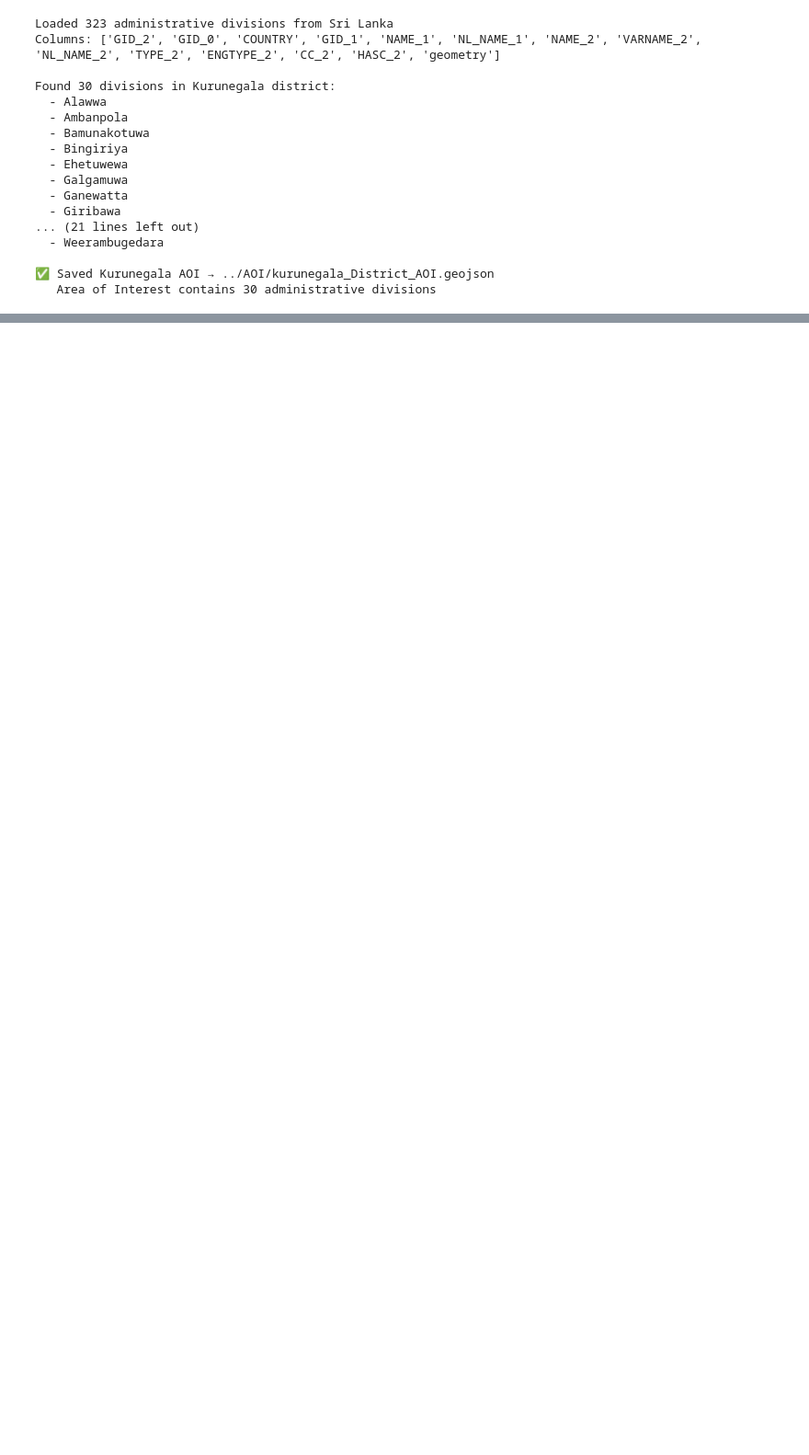
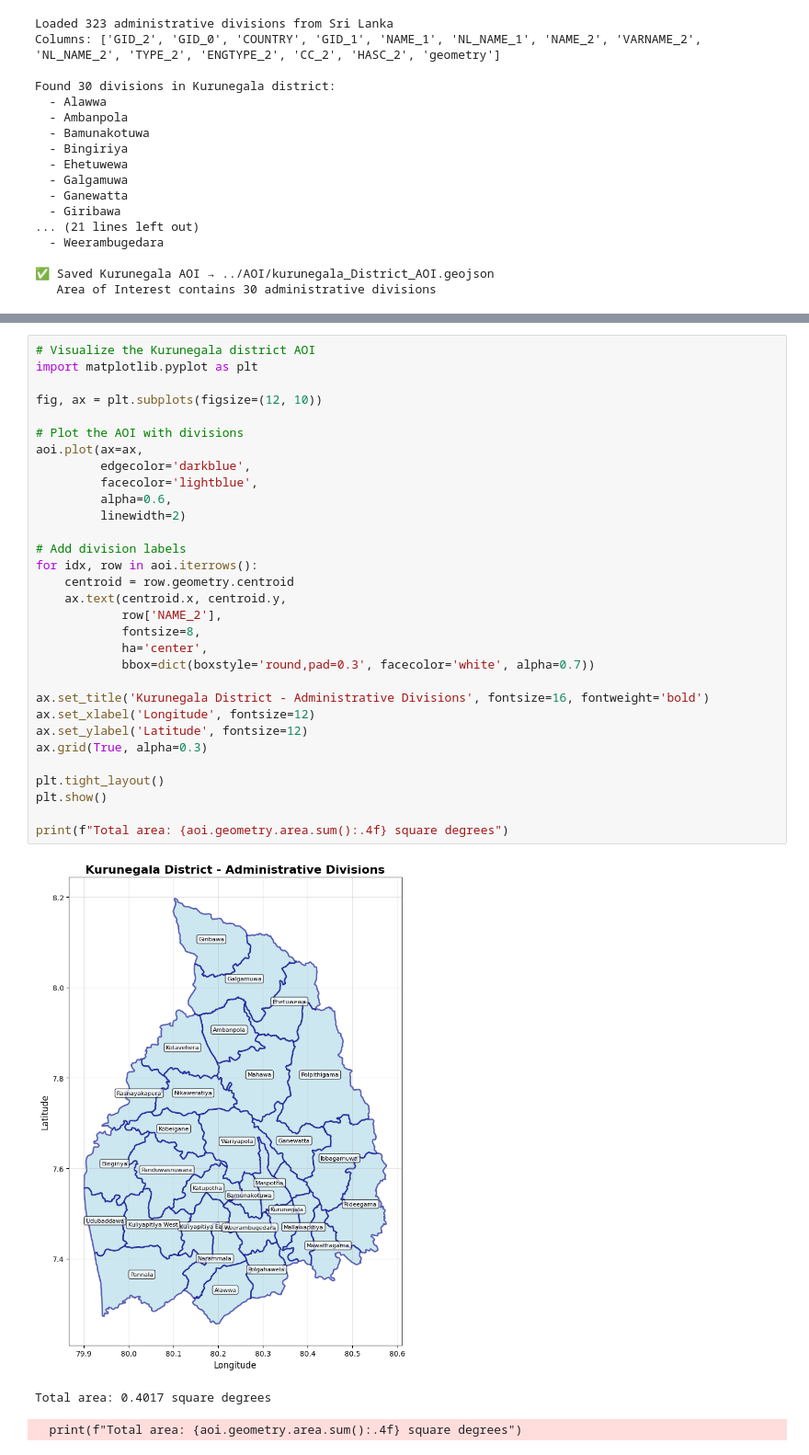
Before and after one commit to YasiruChamithLansakara/Urbanization_Kurunegala, a Jupyter notebook: Code/AOI Kurunegala District.ipynb, the cells around one changed output, grey strips where cells are left out. Shown at 92% size. Drawn from its saved outputs; the diff is of its cells as text; blank space fills up the shorter version.

```diff
--- a/Code/AOI Kurunegala District.ipynb
+++ b/Code/AOI Kurunegala District.ipynb
@@ -49,0 +88,35 @@ Found 30 divisions in Kurunegala district:
+# %%
+# Visualize the Kurunegala district AOI
+import matplotlib.pyplot as plt
+
+fig, ax = plt.subplots(figsize=(12, 10))
+
+# Plot the AOI with divisions
+aoi.plot(ax=ax,
+         edgecolor='darkblue',
+         facecolor='lightblue',
+         alpha=0.6,
+         linewidth=2)
+
+# Add division labels
+for idx, row in aoi.iterrows():
+    centroid = row.geometry.centroid
+    ax.text(centroid.x, centroid.y,
+            row['NAME_2'],
+            fontsize=8,
+            ha='center',
+            bbox=dict(boxstyle='round,pad=0.3', facecolor='white', alpha=0.7))
+
+ax.set_title('Kurunegala District - Administrative Divisions', fontsize=16, fontweight='bold')
+ax.set_xlabel('Longitude', fontsize=12)
+ax.set_ylabel('Latitude', fontsize=12)
+ax.grid(True, alpha=0.3)
+
+plt.tight_layout()
+plt.show()
+
+print(f"Total area: {aoi.geometry.area.sum():.4f} square degrees")
+# %% [output]
+[figure, added]
+Total area: 0.4017 square degrees
+  print(f"Total area: {aoi.geometry.area.sum():.4f} square degrees")
```
Also changed, not shown: parts of 1 cell of this notebook.
